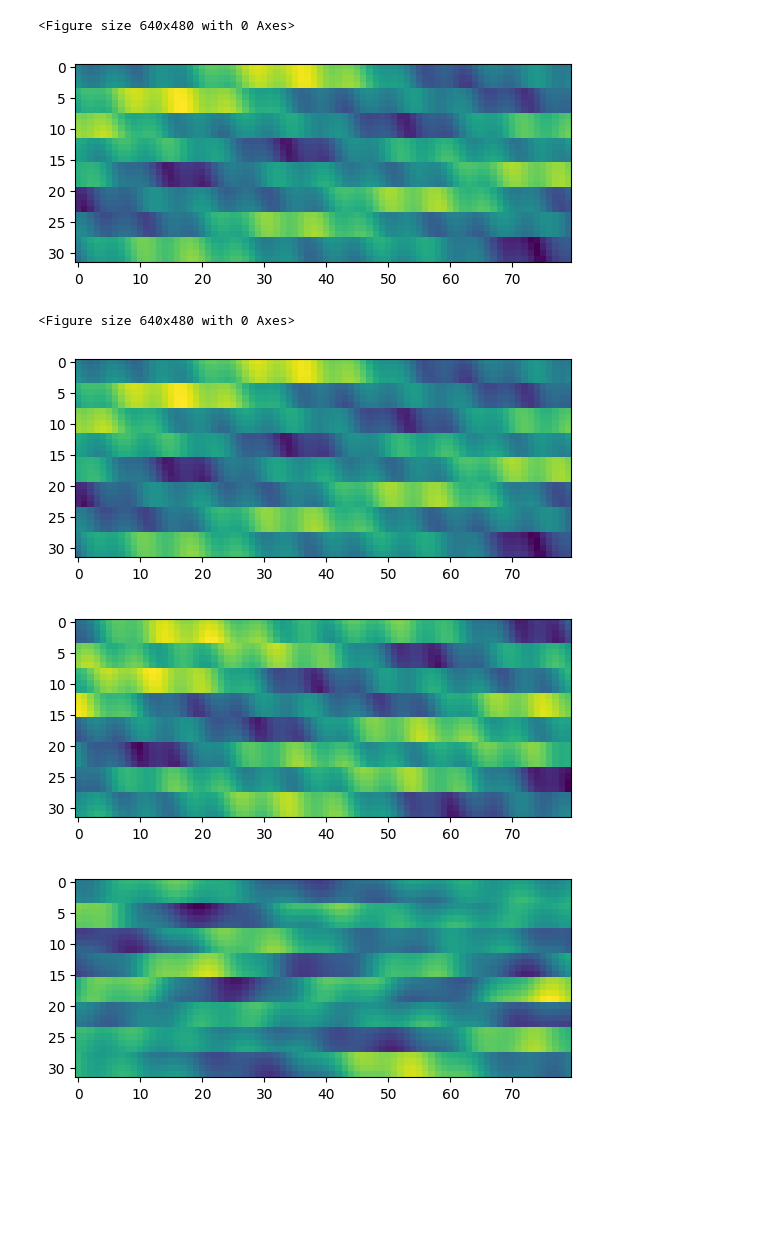
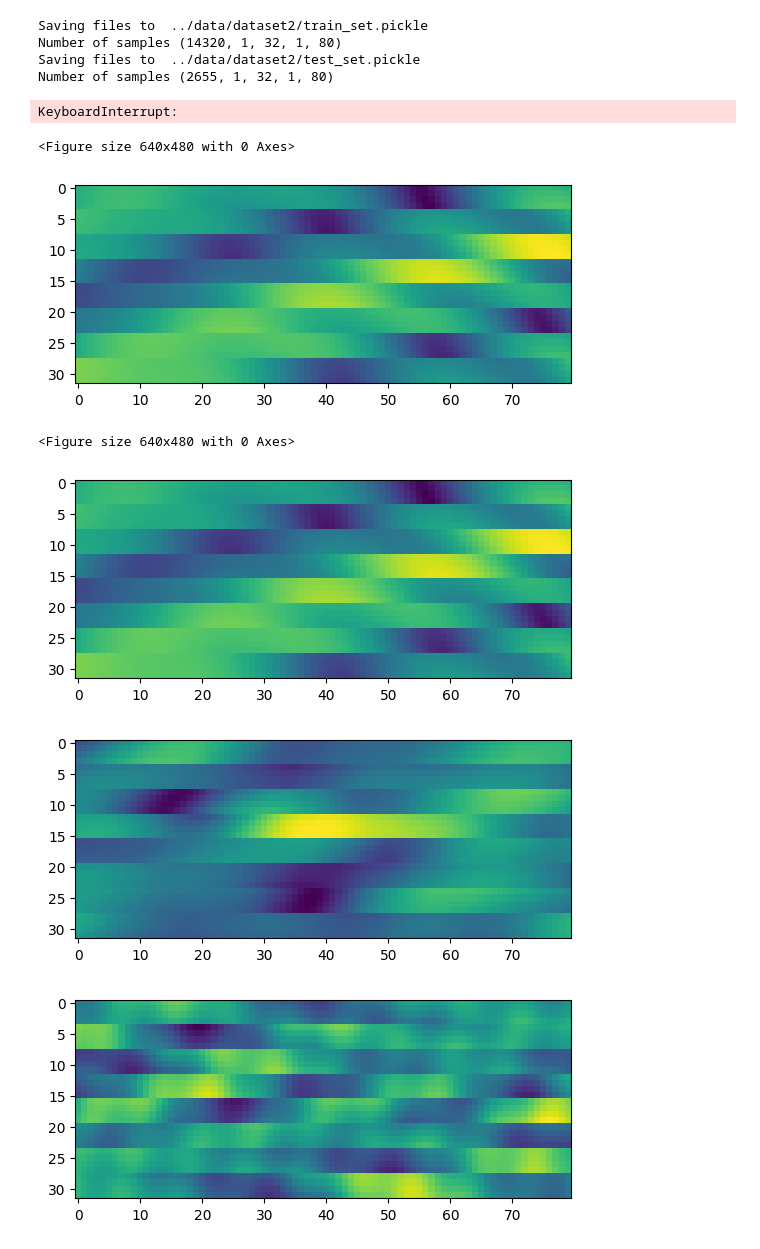
Before and after one commit to dziper/NonstaticCSI, a Jupyter notebook: project/varPredictorTest.ipynb, the cells around one changed output. Cells and saved outputs as stored; diff of their text form; code cells hidden in the pictures; blank space fills up the shorter version.

```diff
--- a/project/varPredictorTest.ipynb
+++ b/project/varPredictorTest.ipynb
@@ -21,4 +8,34 @@ train_set = dataset.dataset_from_path("../data/dataset1/1Lane_2014U_1Rx_32Tx_1T_
 # %%
+cfg = utils.Config(
+    num_rx_antennas=1,
+    num_tx_antennas=32,
+    num_subcarriers=80,
+    train_test_split=0.8,
+    data_root="../data/dataset2",
+    reduce_pca_overhead=False,
+    total_bits=512,
+    results_save_path="../results"
+    # duplicate_data=1,
+    # data_snr=-1
+)
+
+
+dataset.combine_time_series_paths(
+    cfg.data_root,
+    list(range(33)),
+    2.5e9,
+    "train_set.pickle"
+)
+dataset.combine_time_series_paths(
+    cfg.data_root,
+    list(range(34, 40)),
+    2.5e9,
+    "test_set.pickle"
+)
+
+train_set = dataset.dataset_from_path(os.path.join(cfg.data_root, "train_set.pickle"), cfg)
+test_set = dataset.dataset_from_path(os.path.join(cfg.data_root, "test_set.pickle"), cfg)
+
 ## Offline Training
 import matlab.engine
 
@@ -26,9 +43,17 @@ matlab = matlab.engine.start_matlab()
 pca = ref.ReferencePCA(cfg, matlab)
 model.train_or_load(pca, cfg.pca_path, cfg.retrain_all, train_set.csi_samples)  # pca.fit() includes reduce overhead
 zdl_train = pca.process(train_set.csi_samples)  # N * zdl_len
+# %% [output]
+Saving files to  ../data/dataset2/train_set.pickle
+Number of samples (14320, 1, 32, 1, 80)
+Saving files to  ../data/dataset2/test_set.pickle
+Number of samples (2655, 1, 32, 1, 80)
 # %%
 ## Train Predictor
-predictor = predictors.VARPredictor(cfg)
+# trunc_components = 16
+# trunc_train = zdl_train[:, trunc_components]
+#
+predictor = predictors.TopVARPredictor(cfg, 20)
 model.train_or_load(predictor, cfg.predictor_path, cfg.retrain_all, zdl_train)
 # %%
 import numpy as np
@@ -38,6 +63,8 @@ predicted_zdl = np.zeros_like(zdl_train)
 for i in range(max_lag, len(zdl_train)):
     window = zdl_train[i-max_lag : i]
     predicted_zdl[i] = predictor.process(window)
+# %% [output]
+KeyboardInterrupt:
 # %%
 import matplotlib.pyplot as plt
 ori = np.expand_dims(train_set[10].csi, axis=0)
@@ -45,23 +72,24 @@ plt.imshow(np.squeeze(np.abs(ori)))
 plt.figure()
 # %% [output]
 <Figure size 640x480 with 0 Axes>
-[figure, old version]
+[figure, new version]
 <Figure size 640x480 with 0 Axes>
 # %%
 def plot(zdl):
     plt.figure()
     zdl = np.expand_dims(zdl, axis=0)
     recovered = pca.decode(zdl)
     plt.imshow(np.squeeze(np.abs(recovered)))
 
-single_zdl = zdl_train[10]
-single_pred = predicted_zdl[10]
+idx = 10
+single_zdl = zdl_train[idx]
+single_pred = predicted_zdl[idx]
 
 plot(single_zdl)
 plot(single_pred)
 # %% [output]
-[figure, old version]
+[figure, new version]
-[figure, old version]
+[figure, new version]
 # %%
 error = single_pred - single_zdl
 plot(error)
```
Also changed, not shown: parts of 1 cell of this notebook, 7 other files.
